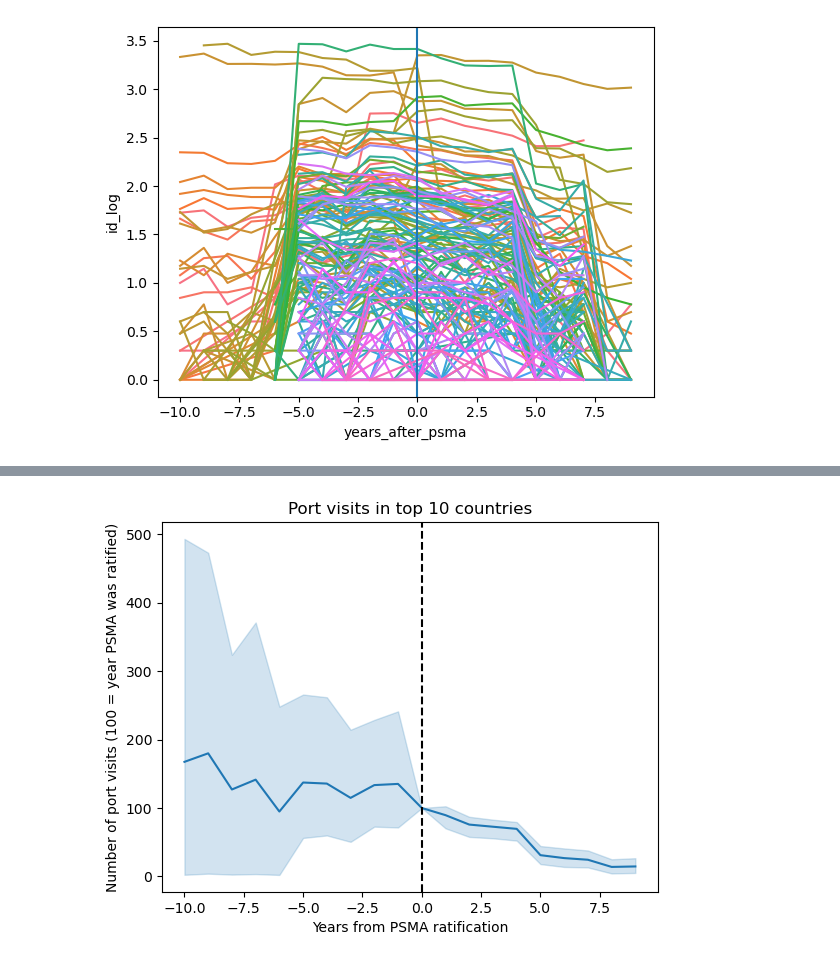
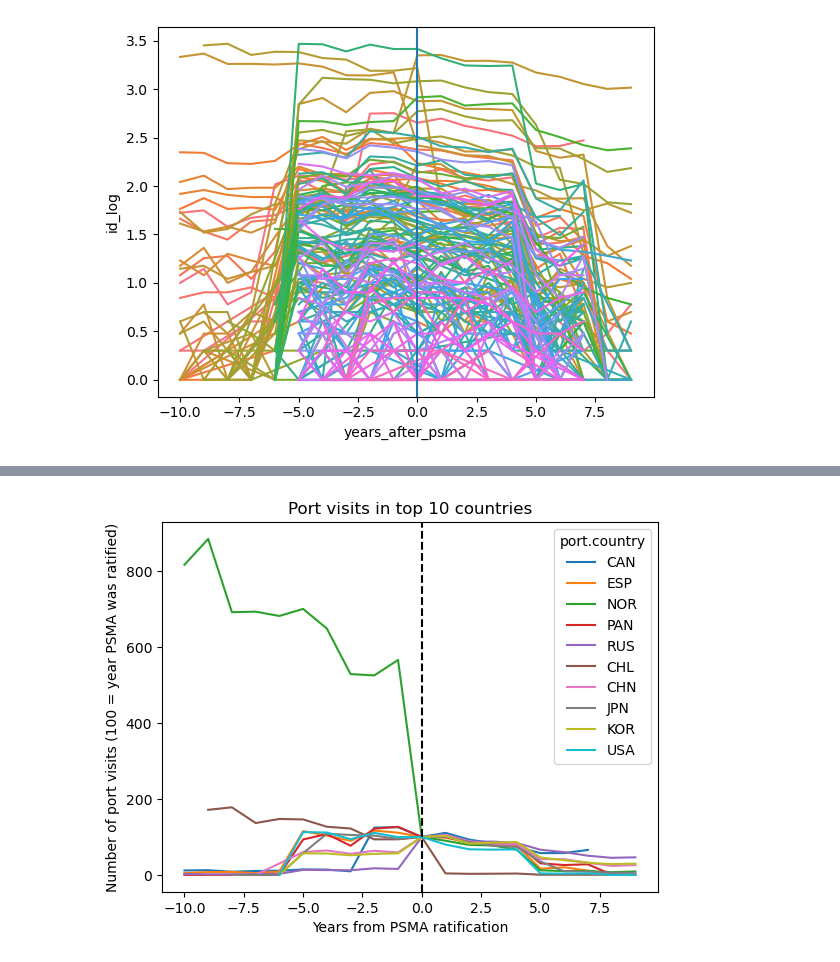
Before and after one commit to sebdodt/90739-iuu-systems-project, a Jupyter notebook: port_evaluation/eda/personal_explorations/gfw_eda.ipynb, the cells around one changed output, grey strips where cells are left out. Saved outputs shown, nothing was run; the diff lists cells and outputs as text; code cells hidden in the pictures.

Commit message:
added analysis for ports

```diff
--- a/port_evaluation/eda/personal_explorations/gfw_eda.ipynb
+++ b/port_evaluation/eda/personal_explorations/gfw_eda.ipynb
@@ -27,3 +27,7 @@ import pandas as pd
 import seaborn as sns
 import matplotlib.pyplot as plt
 import numpy as np
+# %%
+sns.set_style('white')
+sns.set_context("paper", font_scale = 1.2)
+color = sns.color_palette("tab10", 10)[0]
@@ -265 +271,14 @@ ports_psma2.loc[((ports_psma2['port.country'] == 'FIN')&(ports_psma2['years_afte
 Name: id, dtype: float64
+# %%
+sns.set_style('white')
+sns.set_context("paper", font_scale = 1.2)
+color = sns.color_palette("tab10", 10)[0]
+fig, ax = plt.subplots(figsize=(10, 6))
+sns.lineplot(ports_psma_filt, x ='years_after_psma', y='id', ax=ax)
+plt.axvline(0, 0,1, color='black', linestyle='--')
+plt.ylabel('Number of port visits (100 = year PSMA was ratified)')
+plt.xlabel('Years from PSMA ratification')
+plt.title('Port visits in top 10 countries')
+# ax.set_title('Share of meetings with dark vessels for each 10% of reefers',fontdict= { 'fontsize': 14, 'fontweight':'bold'})
+plt.savefig(wd + 'port_evaluation/output/psma.png', dpi=500)
+plt.show()
@@ -266,12 +287,12 @@ Name: id, dtype: float64
 # %%
-sns.lineplot(ports_psma_filt, x ='years_after_psma', y='id')
+sns.lineplot(ports_psma_filt, x ='years_after_psma', y='id', hue='port.country')
 plt.axvline(0, 0,1, color='black', linestyle='--')
 plt.ylabel('Number of port visits (100 = year PSMA was ratified)')
 plt.xlabel('Years from PSMA ratification')
 plt.title('Port visits in top 10 countries')
 plt.show()
 # %% [output]
-[figure, old version]
+[figure, new version]
 # %%
 sns.lineplot(ports_psma2, x ='years_after_psma', y='id')
 plt.axvline(0, 0,1, color='black', linestyle='--')
```
Also changed, not shown: parts of 9 cells of this notebook, 3 other files.
